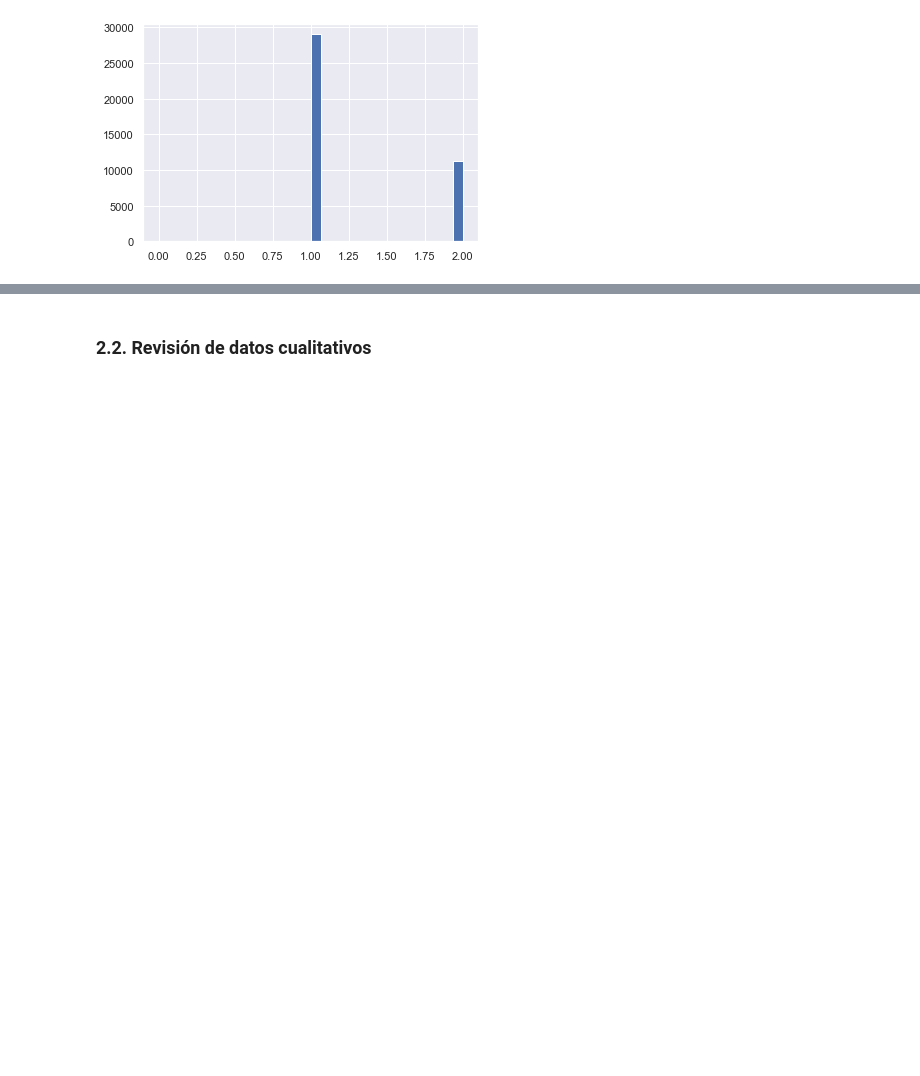
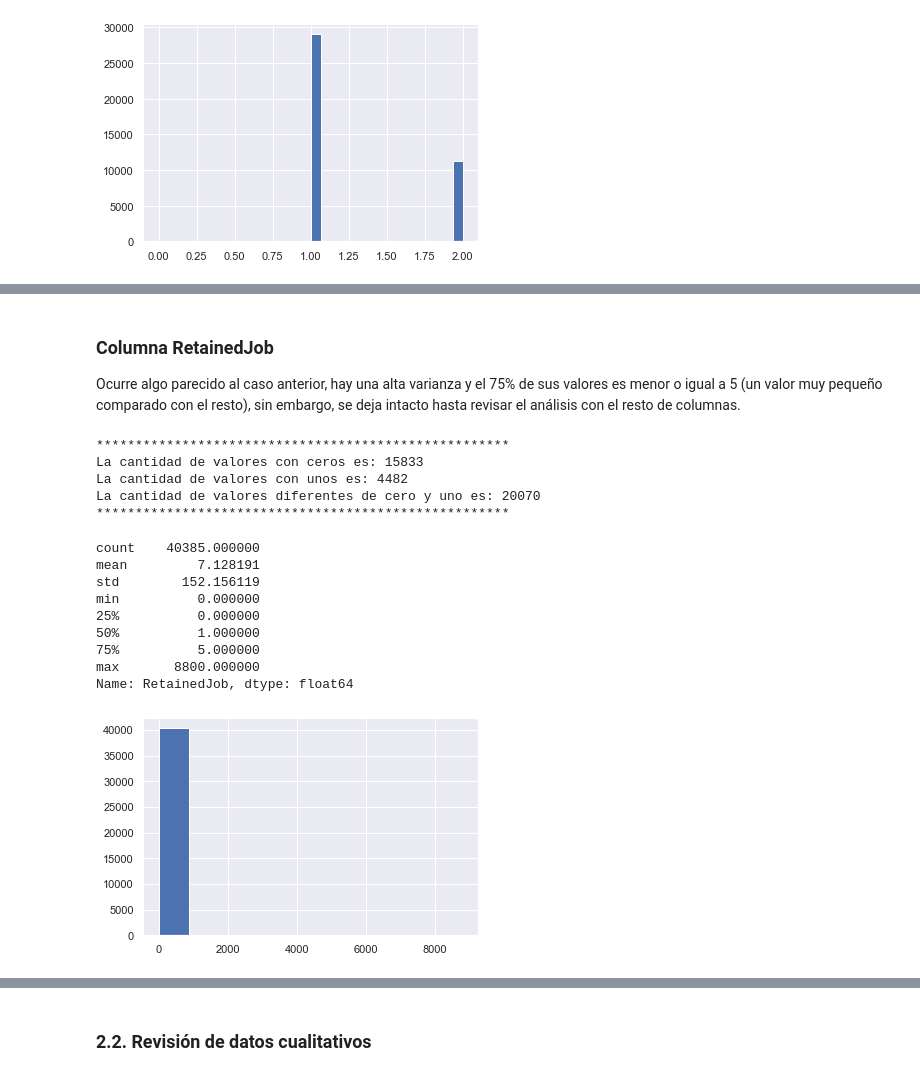
Before and after one commit to steanleo/KaggleChallenge, a Jupyter notebook: notebook/LoanApproval.ipynb, the cells around one changed output, grey strips where cells are left out. Drawn from its saved outputs; the diff is of its cells as text; code cells hidden in the pictures; blank space fills up the shorter version.

```diff
--- a/notebook/LoanApproval.ipynb
+++ b/notebook/LoanApproval.ipynb
@@ -279,0 +286,28 @@ df_train['CreateJob'].hist(bins=30, range=(0, df_train['CreateJob'].max()))
+# %% [markdown]
+### Columna RetainedJob
+
+Ocurre algo parecido al caso anterior, hay una alta varianza y el 75% de sus valores es menor o igual a 5 (un valor muy pequeño comparado con el resto), sin embargo, se deja intacto hasta revisar el análisis con el resto de columnas.
+# %%
+train['RetainedJob'].hist()
+print("*****************************************************")
+print("La cantidad de valores con ceros es:", train.RetainedJob.loc[train.RetainedJob == 0].count())
+print("La cantidad de valores con unos es:", train.RetainedJob.loc[train.RetainedJob == 1].count())
+print("La cantidad de valores diferentes de cero y uno es:", train.RetainedJob.loc[train.RetainedJob > 1].count())
+print("*****************************************************")
+train['RetainedJob'].describe()
+# %% [output]
+*****************************************************
+La cantidad de valores con ceros es: 15833
+La cantidad de valores con unos es: 4482
+La cantidad de valores diferentes de cero y uno es: 20070
+*****************************************************
+count    40385.000000
+mean         7.128191
+std        152.156119
+min          0.000000
+25%          0.000000
+50%          1.000000
+75%          5.000000
+max       8800.000000
+Name: RetainedJob, dtype: float64
+[figure, added]
```
Also changed, not shown: parts of 68 cells of this notebook.
